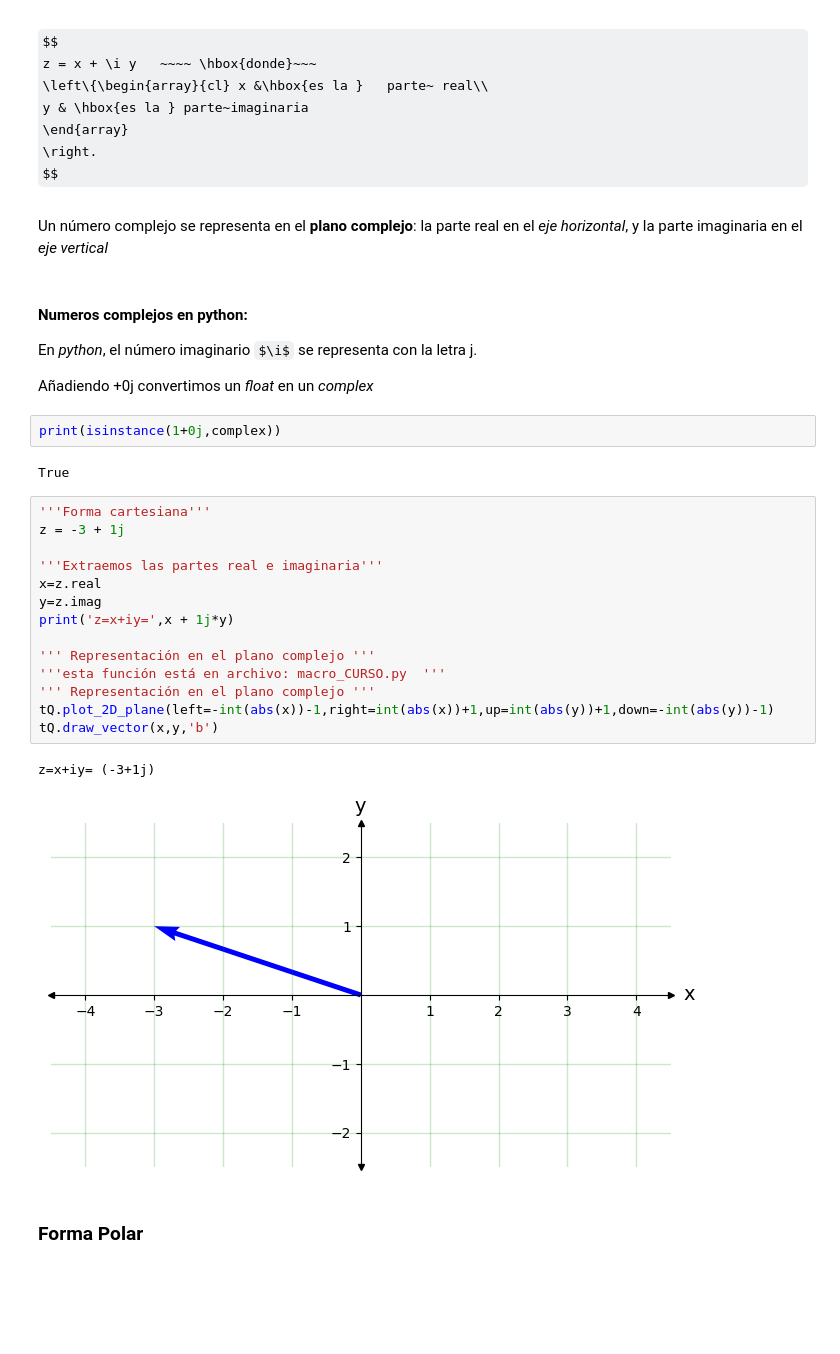
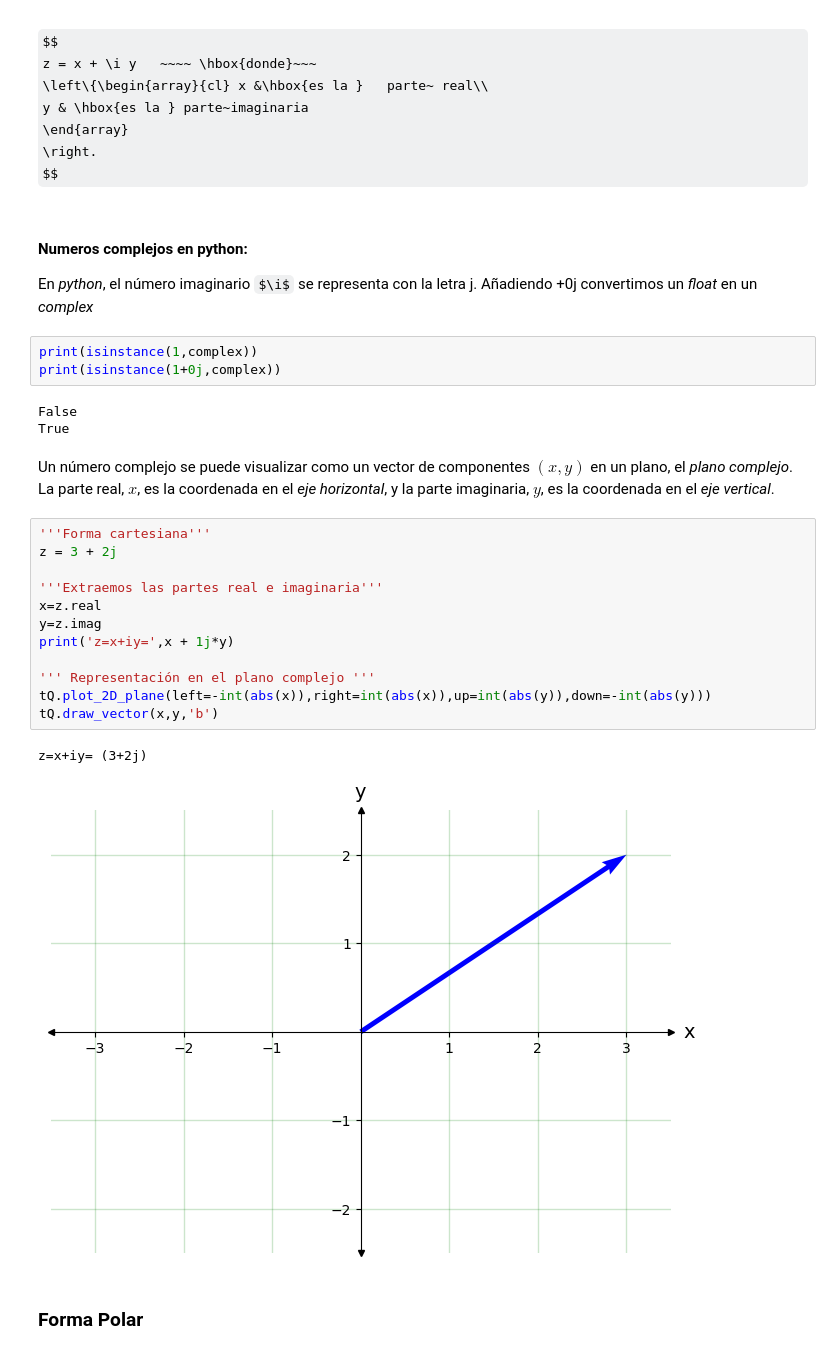
Before and after one commit to jamasole/Curso-TalentQ-Jupyterlab, a Jupyter notebook: Book/_build/jupyter_execute/docs/Part_01_Formalismo/Chapter_01_02_Formalismo_matemático/01_01_Numeros_Complejos_myst.ipynb, the cells around one changed output. Cells and saved outputs as stored; diff of their text form; some formulas as TeX source; blank space fills up the shorter version.

Commit message:
Correcciones Numeros Complejos

```diff
--- a/Book/_build/jupyter_execute/docs/Part_01_Formalismo/Chapter_01_02_Formalismo_matemático/01_01_Numeros_Complejos_myst.ipynb
+++ b/Book/_build/jupyter_execute/docs/Part_01_Formalismo/Chapter_01_02_Formalismo_matemático/01_01_Numeros_Complejos_myst.ipynb
@@ -120,35 +112,33 @@ y & \hbox{es la } parte~imaginaria
 \end{array}
 \right.
 $$
-# %% [markdown]
-Un número complejo se representa  en el **plano complejo**: la parte real  en el *eje horizontal*, y la parte imaginaria  en el *eje vertical*
 # %% [markdown]
 #### Numeros complejos en python:
 
-En *python*, el número  imaginario $\i$ se representa con la letra j.
-
-Añadiendo +0j convertimos un <i>float</i> en un <i>complex</i>
+En *python*, el número  imaginario $\i$ se representa con la letra j.   Añadiendo +0j convertimos un <i>float</i> en un <i>complex</i>
 # %%
+print(isinstance(1,complex))
 print(isinstance(1+0j,complex))
 # %% [output]
+False
 True
+# %% [markdown]
+Un número complejo se puede visualizar como un vector de componentes $(x,y)$ en un plano,  el *plano complejo*. La parte real, $x$, es la coordenada en el *eje horizontal*, y la parte imaginaria, $y$,  es la coordenada en el *eje vertical*.
 # %%
 '''Forma cartesiana'''
-z = -3 + 1j
+z = 3 + 2j
 
 '''Extraemos las partes real e imaginaria'''
 x=z.real
 y=z.imag
 print('z=x+iy=',x + 1j*y)
 
 ''' Representación en el plano complejo '''
-'''esta función está en archivo: macro_CURSO.py  '''
-''' Representación en el plano complejo '''
-tQ.plot_2D_plane(left=-int(abs(x))-1,right=int(abs(x))+1,up=int(abs(y))+1,down=-int(abs(y))-1)
+tQ.plot_2D_plane(left=-int(abs(x)),right=int(abs(x)),up=int(abs(y)),down=-int(abs(y)))
 tQ.draw_vector(x,y,'b')
 # %% [output]
-z=x+iy= (-3+1j)
+z=x+iy= (3+2j)
-[figure, old version]
+[figure, new version]
 # %% [markdown]
 ### Forma Polar
 # %% [markdown]
```
Also changed, not shown: parts of 32 cells of this notebook, 29 other files.
